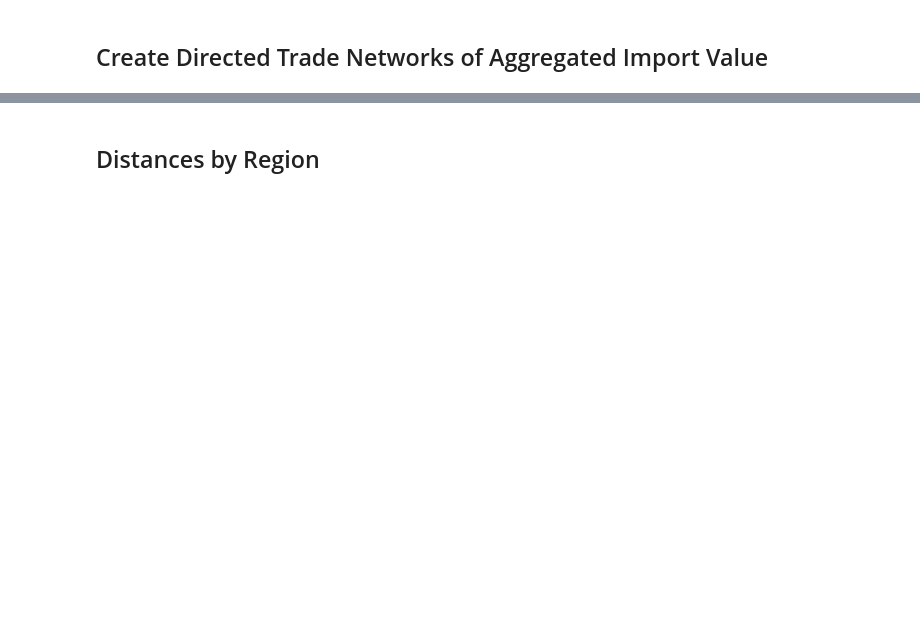
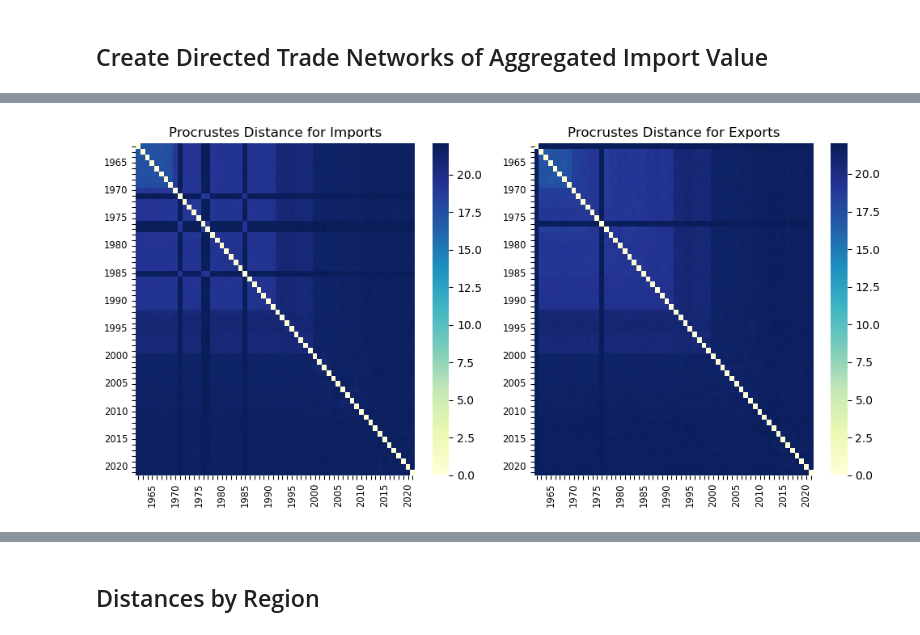
Before and after one commit to soschuetze/Trade-GNN-ChangePoint, a Jupyter notebook: network_exploration.ipynb, the cells around one changed output, grey strips where cells are left out. Drawn from its saved outputs; the diff is of its cells as text; code cells hidden in the pictures; blank space fills up the shorter version.

```diff
--- a/network_exploration.ipynb
+++ b/network_exploration.ipynb
@@ -306,0 +351,4 @@ plt.show()
+# %%
+procrustes_distances = pairwise_distance(export_graphs, procrustes_distance)
+# %%
+procrustes_distances_imports = pairwise_distance(import_graphs, procrustes_distance)
@@ -306,0 +393,4 @@ plt.show()
+# %%
+create_heatmaps(procrustes_distances_imports, procrustes_distances, 'Procrustes Distance')
+# %% [output]
+[figure, added]
```
Also changed, not shown: parts of 99 cells of this notebook, 3 other files.
